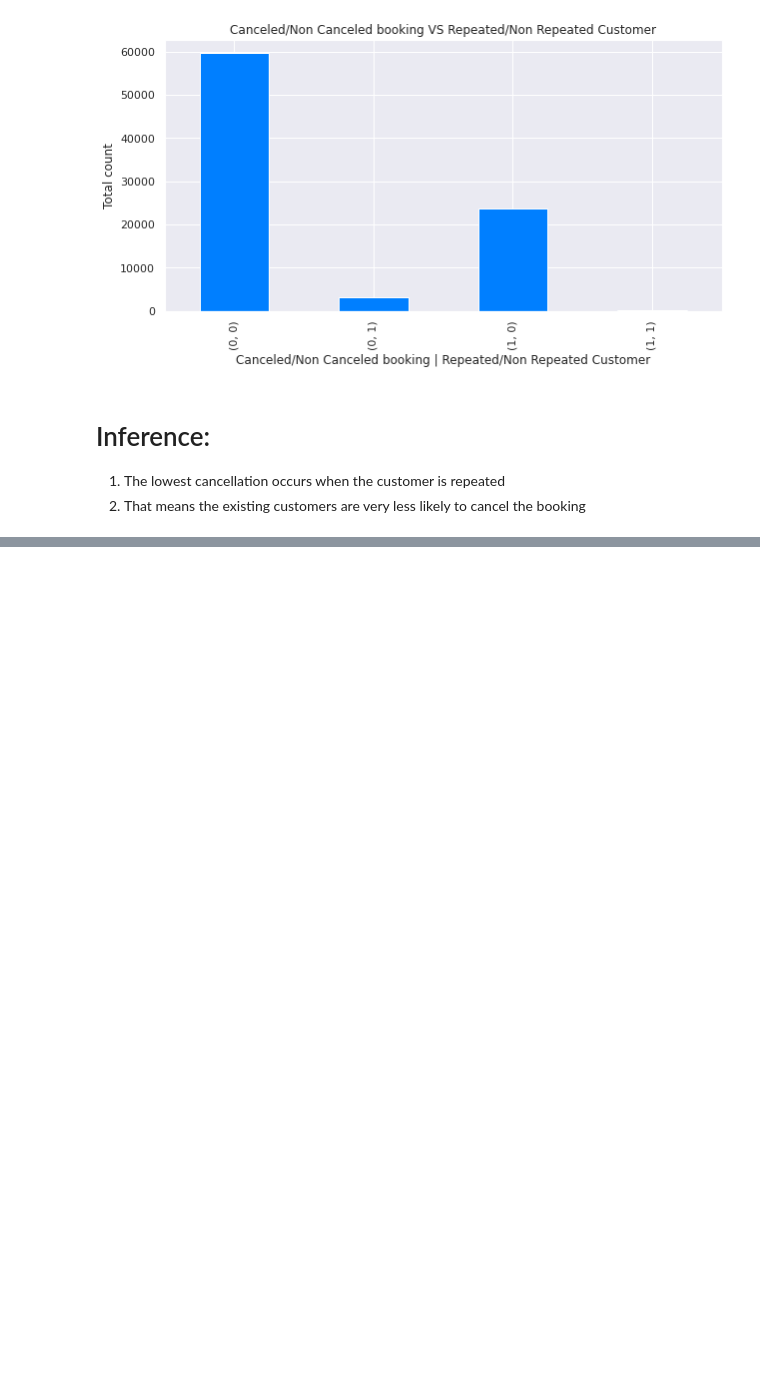
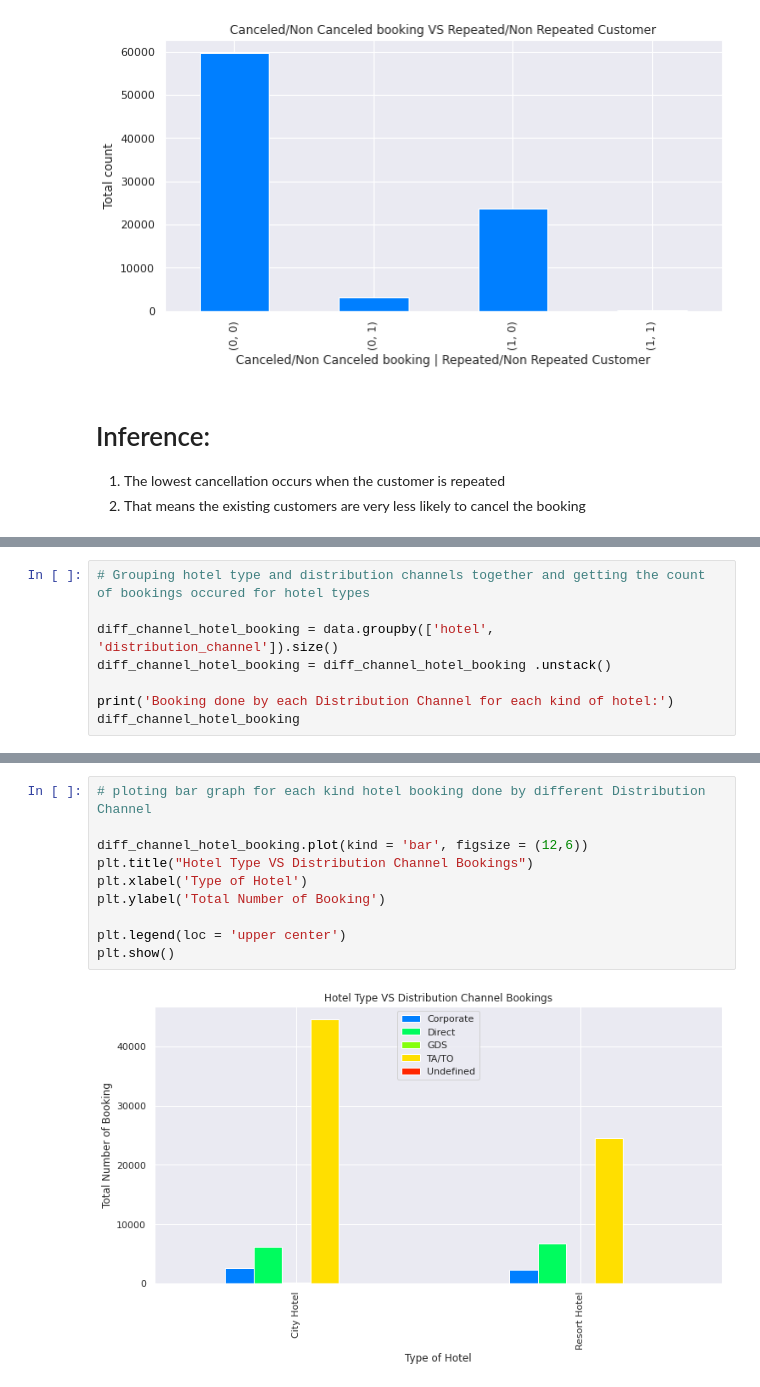
Before and after one commit to manojkb04/EDA_Hotel_Booking, a Jupyter notebook: Hotel_Booking_Analysis_Capstone_Project.ipynb, the cells around one changed output, grey strips where cells are left out. Cells and saved outputs as stored; diff of their text form; blank space fills up the shorter version.

```diff
--- a/Hotel_Booking_Analysis_Capstone_Project.ipynb
+++ b/Hotel_Booking_Analysis_Capstone_Project.ipynb
@@ -875,0 +898,8 @@ plt.show()
+# %%
+# Grouping hotel type and distribution channels together and getting the count of bookings occured for hotel types
+
+diff_channel_hotel_booking = data.groupby(['hotel', 'distribution_channel']).size()
+diff_channel_hotel_booking = diff_channel_hotel_booking .unstack()
+
+print('Booking done by each Distribution Channel for each kind of hotel:')
+diff_channel_hotel_booking
@@ -875,0 +912,12 @@ plt.show()
+# %%
+# ploting bar graph for each kind hotel booking done by different Distribution Channel
+
+diff_channel_hotel_booking.plot(kind = 'bar', figsize = (12,6))
+plt.title("Hotel Type VS Distribution Channel Bookings")
+plt.xlabel('Type of Hotel')
+plt.ylabel('Total Number of Booking')
+
+plt.legend(loc = 'upper center')
+plt.show()
+# %% [output]
+[figure, added]
```
Also changed, not shown: parts of 23 cells of this notebook.
